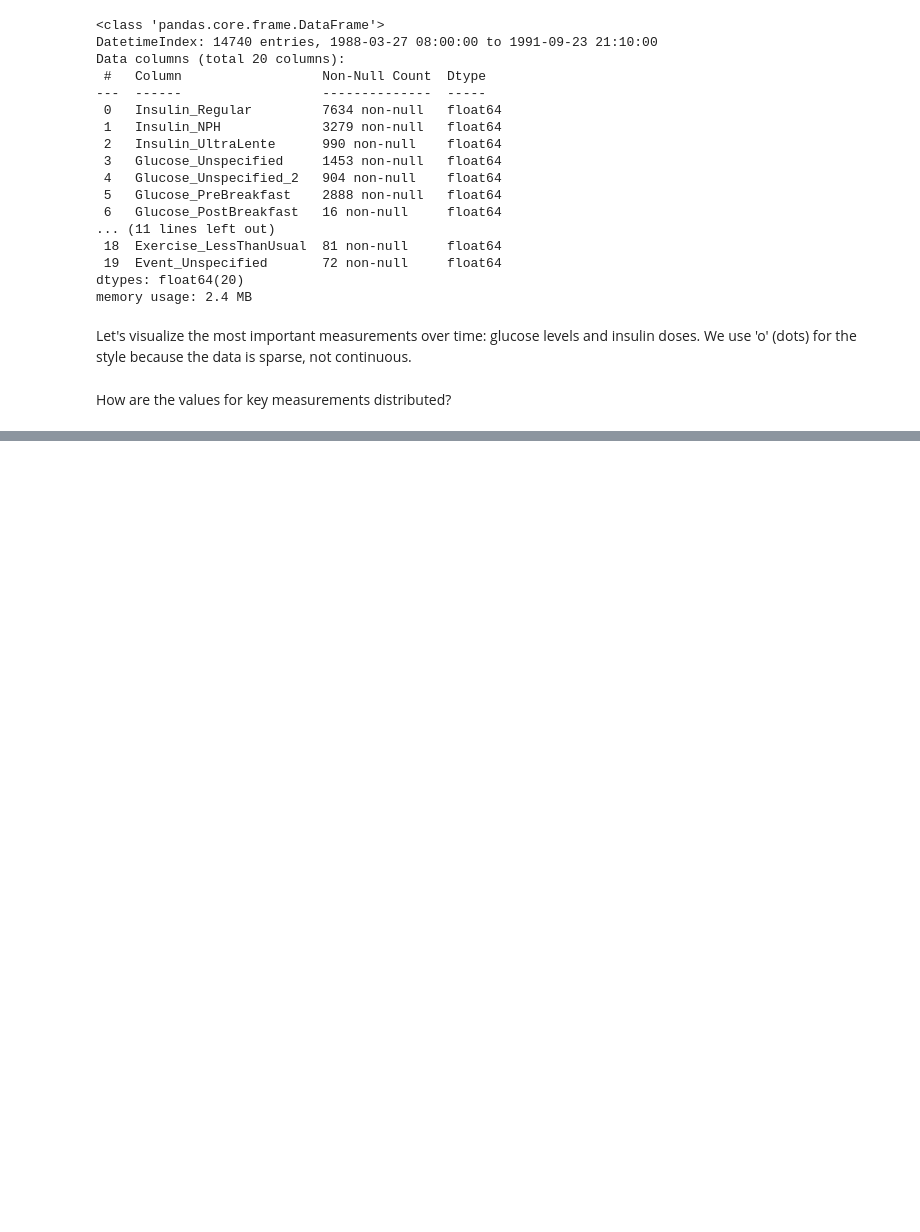
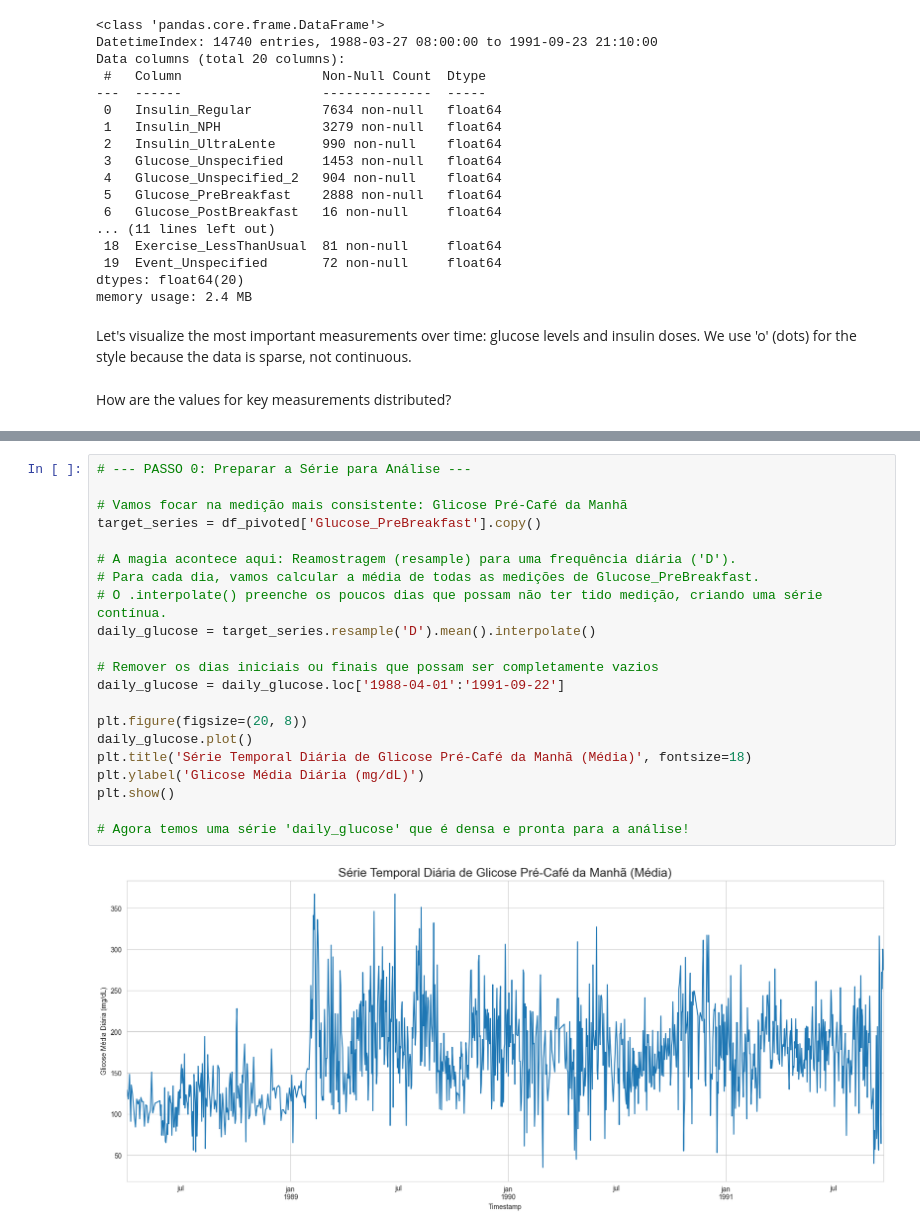
Before and after one commit to catarinafelixcr/time-series-forecast, a Jupyter notebook: notebooks/01-EDA.ipynb, the cells around one changed output, grey strips where cells are left out. Drawn from its saved outputs; the diff is of its cells as text; blank space fills up the shorter version.

```diff
--- a/notebooks/01-EDA.ipynb
+++ b/notebooks/01-EDA.ipynb
@@ -303,0 +357,23 @@ How are the values for key measurements distributed?
+# %%
+# --- PASSO 0: Preparar a Série para Análise ---
+
+# Vamos focar na medição mais consistente: Glicose Pré-Café da Manhã
+target_series = df_pivoted['Glucose_PreBreakfast'].copy()
+
+# A magia acontece aqui: Reamostragem (resample) para uma frequência diária ('D').
+# Para cada dia, vamos calcular a média de todas as medições de Glucose_PreBreakfast.
+# O .interpolate() preenche os poucos dias que possam não ter tido medição, criando uma série contínua.
+daily_glucose = target_series.resample('D').mean().interpolate()
+
+# Remover os dias iniciais ou finais que possam ser completamente vazios
+daily_glucose = daily_glucose.loc['1988-04-01':'1991-09-22']
+
+plt.figure(figsize=(20, 8))
+daily_glucose.plot()
+plt.title('Série Temporal Diária de Glicose Pré-Café da Manhã (Média)', fontsize=18)
+plt.ylabel('Glicose Média Diária (mg/dL)')
+plt.show()
+
+# Agora temos uma série 'daily_glucose' que é densa e pronta para a análise!
+# %% [output]
+[figure, added]
```
Also changed, not shown: parts of 7 cells of this notebook.
